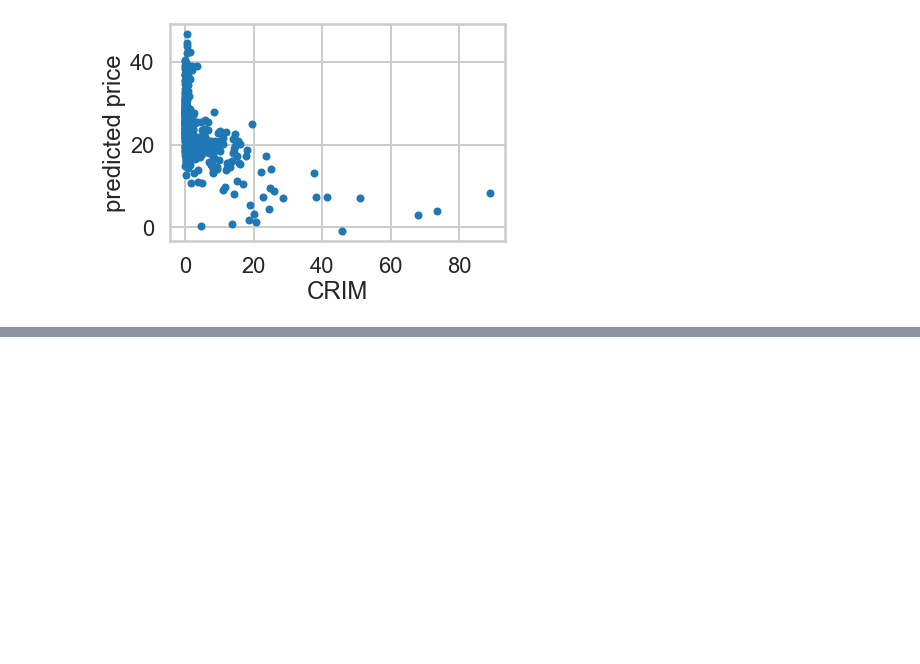
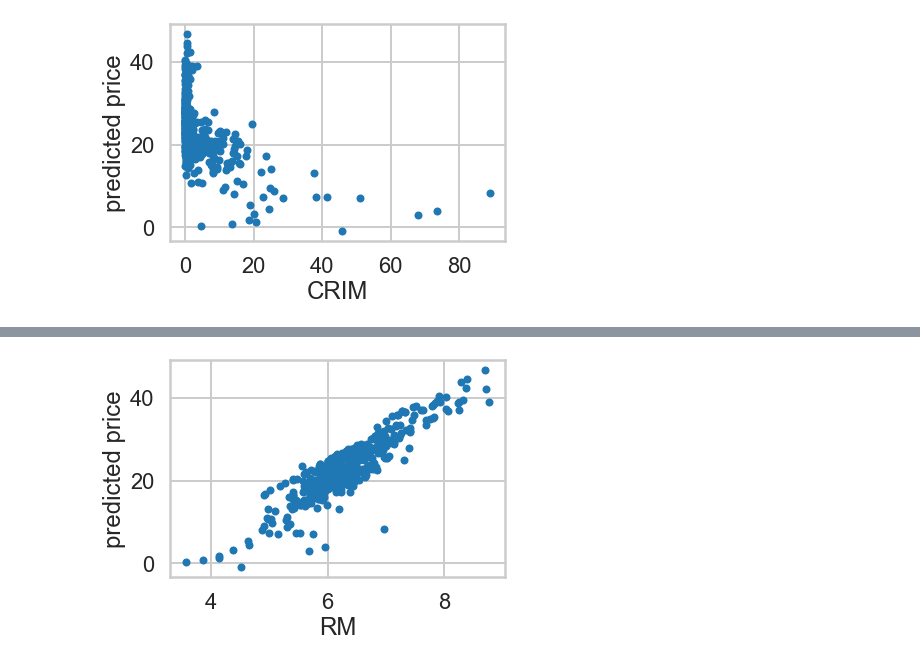
Before and after one commit to Anandpatil412/DSC, a Jupyter notebook: Linear_regression/Mini_Project_Linear_Regression.ipynb, the cells around one changed output, grey strips where cells are left out. Saved outputs shown, nothing was run; the diff lists cells and outputs as text; code cells hidden in the pictures; blank space fills up the shorter version.

```diff
--- a/Linear_regression/Mini_Project_Linear_Regression.ipynb
+++ b/Linear_regression/Mini_Project_Linear_Regression.ipynb
@@ -1046,0 +1104,7 @@ https://www.youtube.com/watch?v=xc_X9GFVuVU
+# %%
+plt.scatter(bos.RM,prd_price,marker='.')
+plt.xlabel("RM")
+plt.ylabel("predicted price")
+plt.show()
+# %% [output]
+[figure, added]
```
Also changed, not shown: parts of 44 cells of this notebook.
